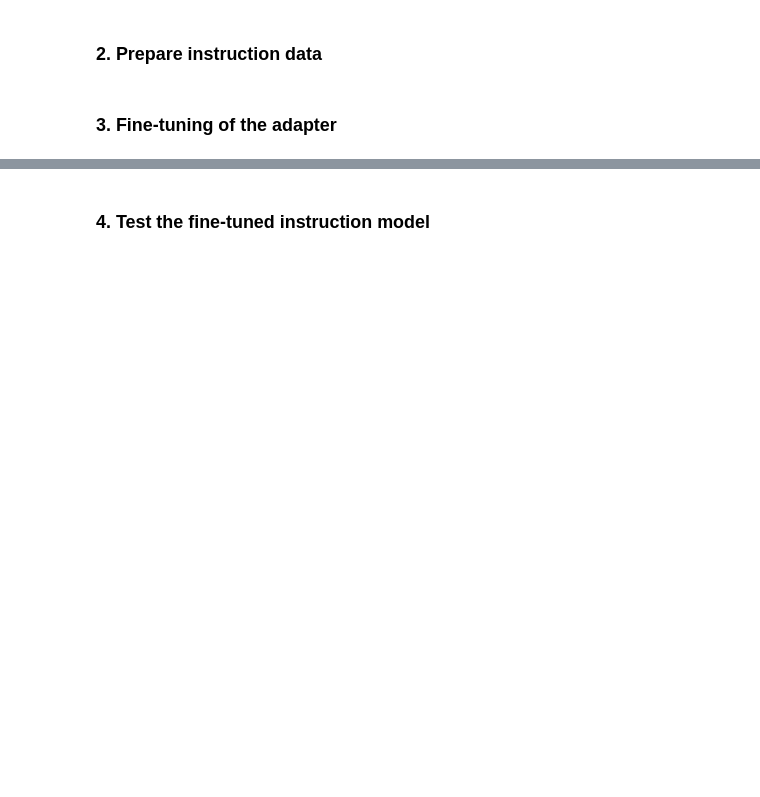
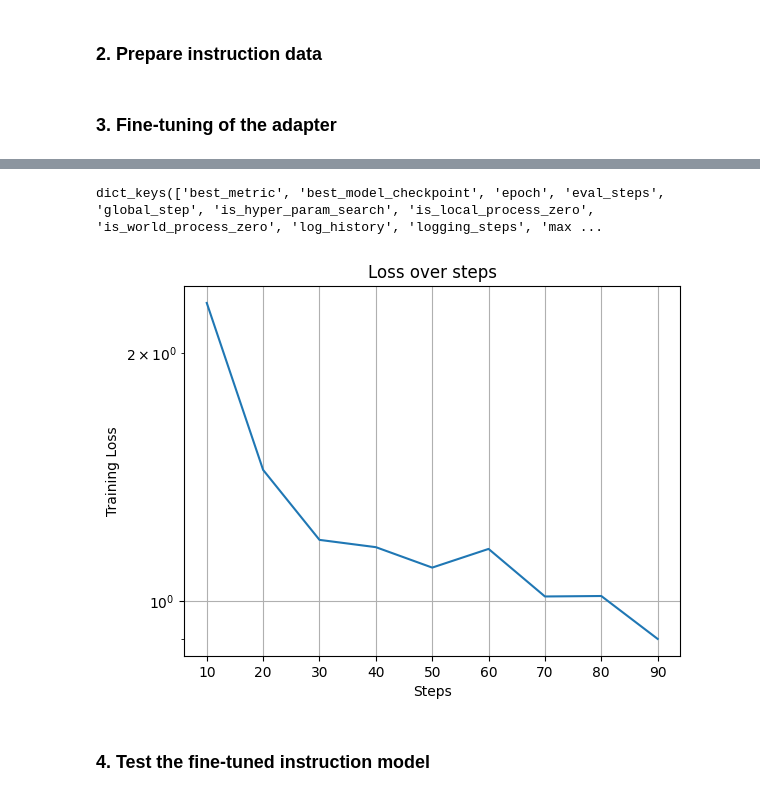
Before and after one commit to arminwitte/mistral-peft, a Jupyter notebook: unsloth.ipynb, the cells around one changed output, grey strips where cells are left out. Cells and saved outputs as stored; diff of their text form; code cells hidden in the pictures; blank space fills up the shorter version.

```diff
--- a/unsloth.ipynb
+++ b/unsloth.ipynb
@@ -455,27 +560,31 @@ peft_model.save_pretrained(
 # %%
 # Plot the training loss
 paths = glob.glob(
     "/content/drive/MyDrive/mistral-peft/results/2025-03-12/instruct/checkpoint-*"
 )
 train_info_path = Path(sorted(paths)[-1]) / "trainer_state.json"
 with open(train_info_path, "r") as f:
     train_info = json.load(f)
 
 print(train_info.keys())
 train_steps = [int(d["step"]) for d in train_info["log_history"] if "loss" in d]
 train_loss = [float(d["loss"]) for d in train_info["log_history"] if "loss" in d]
 eval_steps = [int(d["step"]) for d in train_info["log_history"] if "eval_loss" in d]
 eval_loss = [
     float(d["eval_loss"]) for d in train_info["log_history"] if "eval_loss" in d
 ]
 fig, ax = plt.subplots()
 ax.plot(train_steps, train_loss)
 ax.plot(eval_steps, eval_loss)
 ax.set_xlabel("Steps")
 ax.set_ylabel("Training Loss")
 ax.grid(True)
+ax.set_yscale('log')
 ax.title.set_text("Loss over steps")
 plt.show()
+# %% [output]
+dict_keys(['best_metric', 'best_model_checkpoint', 'epoch', 'eval_steps', 'global_step', 'is_hyper_param_search', 'is_local_process_zero', 'is_world_process_zero', 'log_history', 'logging_steps', 'max ...
+[figure, added]
 # %% [markdown]
 ### 4. Test the fine-tuned instruction model
 # %%
```
Also changed, not shown: parts of 21 cells of this notebook.
